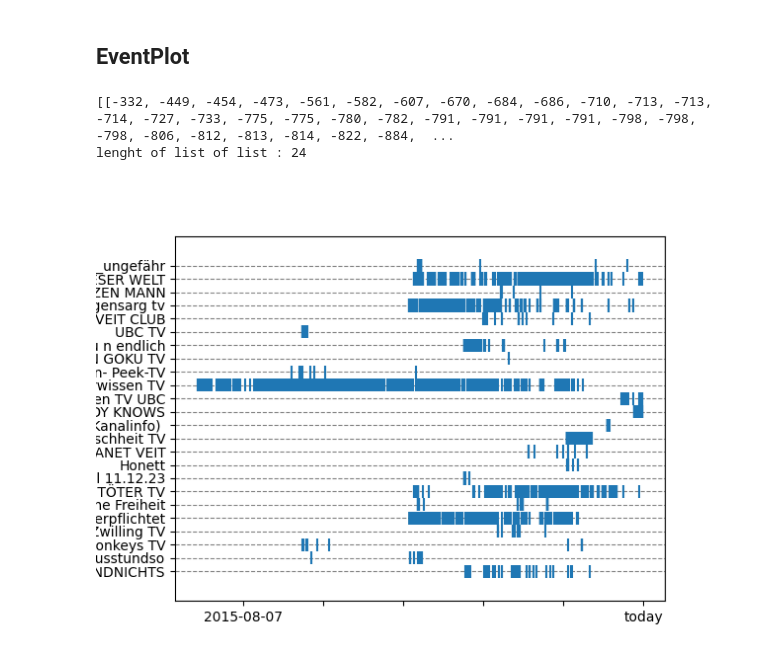
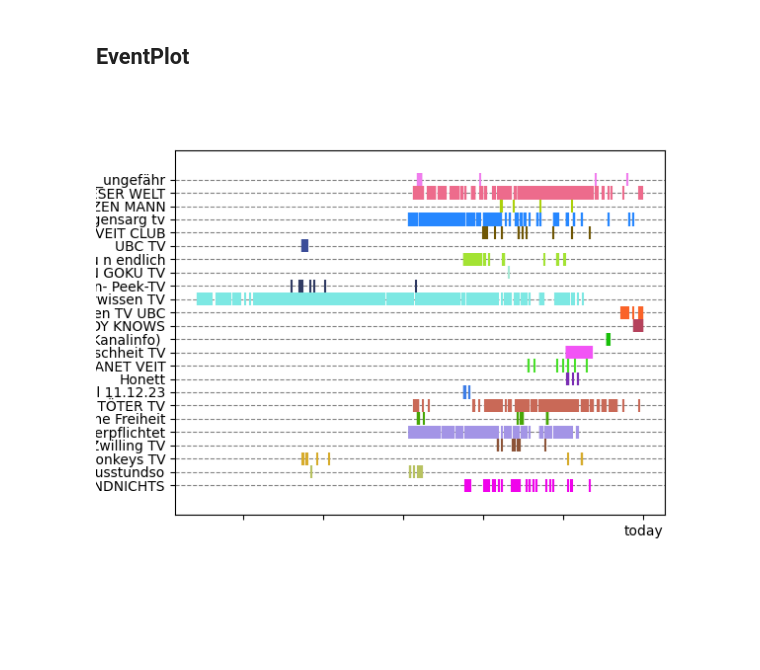
Before and after one commit to hottib/schoepferwissen, a Jupyter notebook: WiederaufnahmeSlides.ipynb, the cells around one changed output. Cells and saved outputs as stored; diff of their text form; code cells hidden in the pictures; blank space fills up the shorter version.

```diff
--- a/WiederaufnahmeSlides.ipynb
+++ b/WiederaufnahmeSlides.ipynb
@@ -144,58 +156,29 @@ Number of other Videos: 3035
 # %%
 from datetime import datetime
 [df, all_channels] = load_df()
-
-
 list_of_date =[]
 list_of_list = []
 now = datetime.now()
 for df in df_collection:
     for p_date in df["publish_date"]:
         p_date =p_date.replace(" 00:00:00", "")
         dt = datetime.strptime(p_date, '%Y-%m-%d')
         diff  = (now - dt)
         list_of_date.append(int(diff.days)*-1)
     list_of_list.append(list_of_date)
     list_of_date = []
-print(list_of_list)
 
-colors = np.array([[1, 0, 0],
-                    [0, 1, 0],
-                    [0, 0, 1],
-                    [0, 0, 0],
-                    [1, 0, 1],
-                    [0, 1, 1],
-                  [1,1,0],
-                  [1,0.5,0]])
-
-#display(list_of_list)
-# make data:
-#date.datetime.strptime(my_date_string, '%b %d %Y %I:%M%p')
-#for list in list_of_list:
-    #print(list)
-    #print("BUB")
-x = [2, 4, 6, 8, 10, 12, 14, 16]
 D= list_of_list
 # plot:
 fig, axx = plt.subplots()
-print("lenght of list of list : %s" % len(list_of_list))
-#colors = ['b','g','r','c', 'm','y', 'k', '']
-
-axx.eventplot(D, orientation="horizontal",  linelengths = 0.98  )
+axx.eventplot(D, orientation="horizontal",  linelengths = 0.98, color = colors[:-1])
 labels = [item.get_text() for item in axx.get_xticklabels()]
-labels[1] = '2015-08-07'
+labels[0] = '2015-08-07'
 labels[-2] = "today"
 axx.yaxis.grid(color='gray', linestyle='dashed')
 axx.set_xticklabels(labels)
 axx.set_yticks(range(24))
 axx.set_yticklabels(ch_names)
-
-#ax2.legend(all_channel_names, bbox_to_anchor=(0.95,0.8), loc="", borderaxespad=0)
-#
-#axx.set(xlim=(0, 8), xticks=np.arange(1, 8),
-#       ylim=(0, 8), yticks=np.arange(1, 3000))
 plt.show()
 # %% [output]
-[[-332, -449, -454, -473, -561, -582, -607, -670, -684, -686, -710, -713, -713, -714, -727, -733, -775, -775, -780, -782, -791, -791, -791, -791, -798, -798, -798, -806, -812, -813, -814, -822, -884,  ...
-lenght of list of list : 24
-[figure, old version]
+[figure, new version]
```
Also changed, not shown: parts of 4 cells of this notebook.
